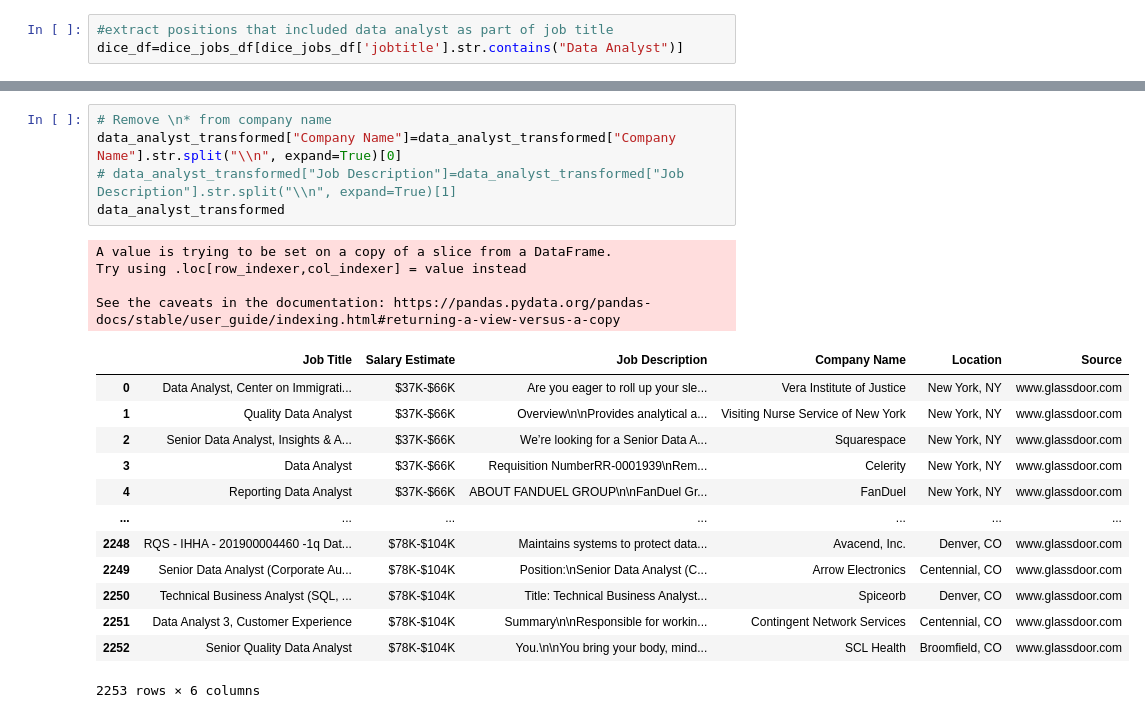
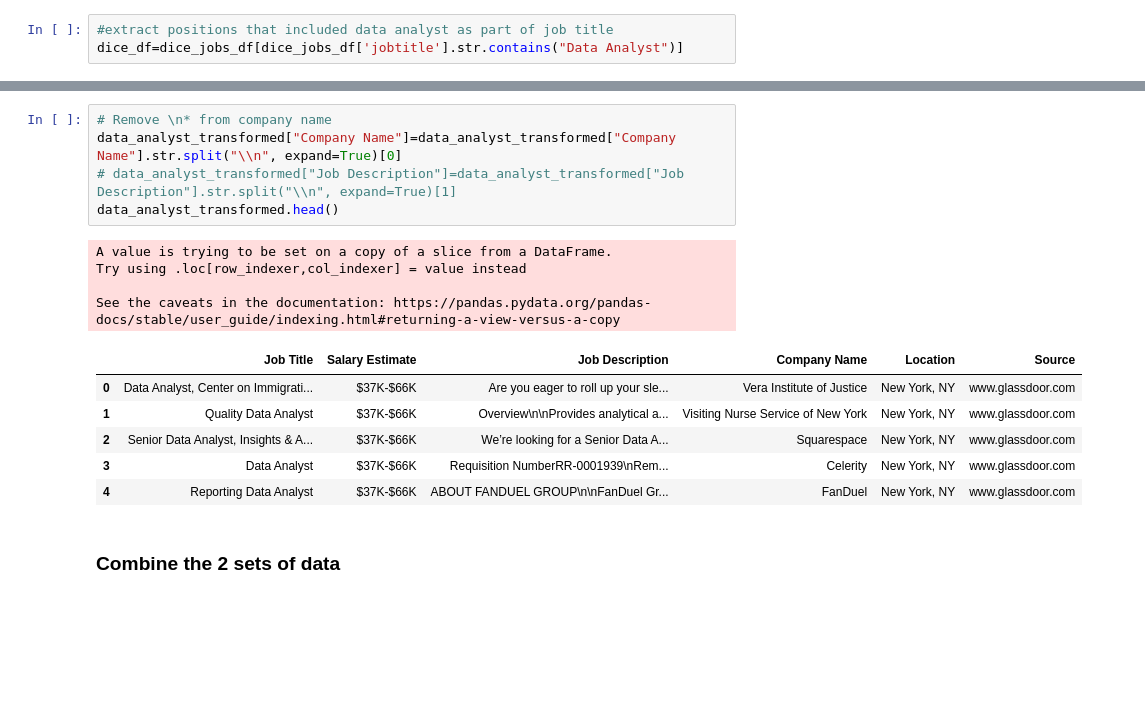
Before and after one commit to melodie1920/ETLProject, a Jupyter notebook: ETLProject.ipynb, the cells around one changed output, grey strips where cells are left out. Drawn from its saved outputs; the diff is of its cells as text; blank space fills up the shorter version.

```diff
--- a/ETLProject.ipynb
+++ b/ETLProject.ipynb
@@ -133,26 +120,21 @@ dice_df_transformed
 # %%
 # Remove \n* from company name
 data_analyst_transformed["Company Name"]=data_analyst_transformed["Company Name"].str.split("\\n", expand=True)[0]
 # data_analyst_transformed["Job Description"]=data_analyst_transformed["Job Description"].str.split("\\n", expand=True)[1]
-data_analyst_transformed
+data_analyst_transformed.head()
 # %% [output]
 A value is trying to be set on a copy of a slice from a DataFrame.
 Try using .loc[row_indexer,col_indexer] = value instead
 
 See the caveats in the documentation: https://pandas.pydata.org/pandas-docs/stable/user_guide/indexing.html#returning-a-view-versus-a-copy
 |  | Job Title | Salary Estimate | Job Description | Company Name | Location | Source |
 | 0 | Data Analyst, Center on Immigrati... | $37K-$66K | Are you eager to roll up your sle... | Vera Institute of Justice | New York, NY | www.glassdoor.com |
 | 1 | Quality Data Analyst | $37K-$66K | Overview\n\nProvides analytical a... | Visiting Nurse Service of New York | New York, NY | www.glassdoor.com |
 | 2 | Senior Data Analyst, Insights & A... | $37K-$66K | We’re looking for a Senior Data A... | Squarespace | New York, NY | www.glassdoor.com |
 | 3 | Data Analyst | $37K-$66K | Requisition NumberRR-0001939\nRem... | Celerity | New York, NY | www.glassdoor.com |
 | 4 | Reporting Data Analyst | $37K-$66K | ABOUT FANDUEL GROUP\n\nFanDuel Gr... | FanDuel | New York, NY | www.glassdoor.com |
-| ... | ... | ... | ... | ... | ... | ... |
-| 2248 | RQS - IHHA - 201900004460 -1q Dat... | $78K-$104K | Maintains systems to protect data... | Avacend, Inc. | Denver, CO | www.glassdoor.com |
-| 2249 | Senior Data Analyst (Corporate Au... | $78K-$104K | Position:\nSenior Data Analyst (C... | Arrow Electronics | Centennial, CO | www.glassdoor.com |
-| 2250 | Technical Business Analyst (SQL, ... | $78K-$104K | Title: Technical Business Analyst... | Spiceorb | Denver, CO | www.glassdoor.com |
-| 2251 | Data Analyst 3, Customer Experience | $78K-$104K | Summary\n\nResponsible for workin... | Contingent Network Services | Centennial, CO | www.glassdoor.com |
-| 2252 | Senior Quality Data Analyst | $78K-$104K | You.\n\nYou bring your body, mind... | SCL Health | Broomfield, CO | www.glassdoor.com |
-2253 rows × 6 columns
+# %% [markdown]
+### Combine the 2 sets of data
 # %%
 combined_data_analyst=dice_df_transformed.append(data_analyst_transformed)
 combined_data_analyst_df = combined_data_analyst.reset_index(drop=True)
```
Also changed, not shown: parts of 25 cells of this notebook, 2 other files.
